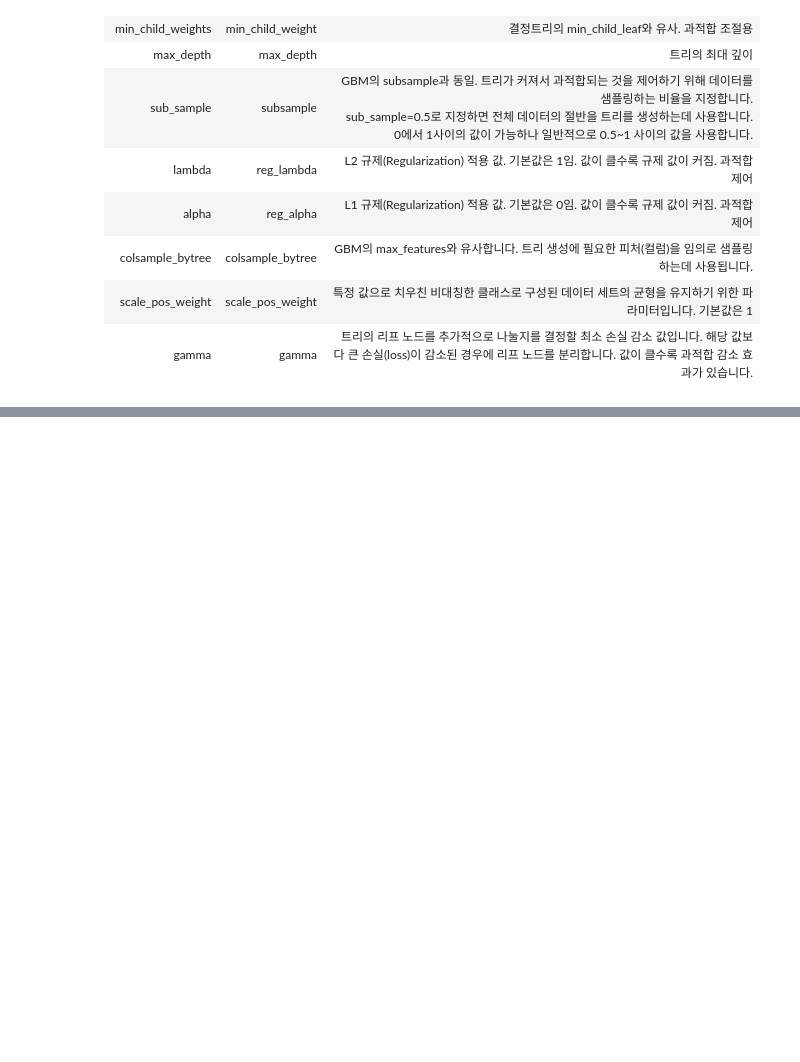
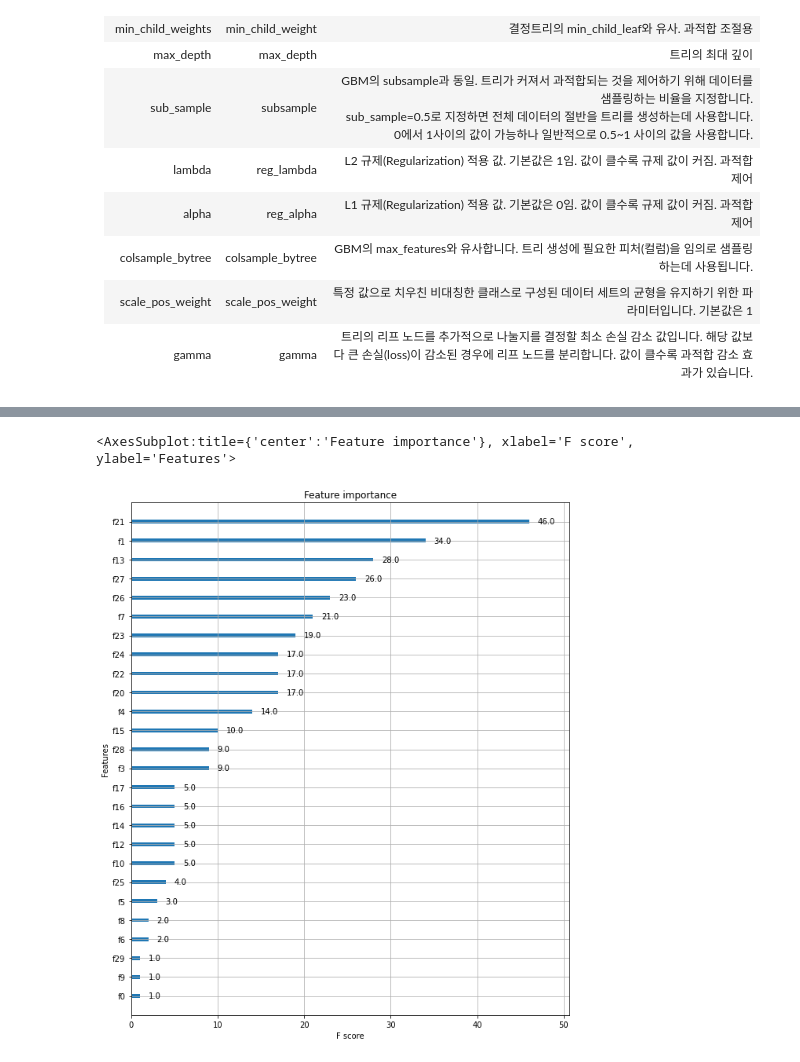
Before and after one commit to 201411096/study_AI, a Jupyter notebook: lectures/2_파이썬 머신러닝 완벽 가이드/4_분류(Classification)/4_XGBoost.ipynb, the cells around one changed output, grey strips where cells are left out. Cells and saved outputs as stored; diff of their text form; code cells hidden in the pictures; blank space fills up the shorter version.

Commit message:
XGBoost를 이용한 위스콘신 유방암 예측

```diff
--- a/lectures/2_파이썬 머신러닝 완벽 가이드/4_분류(Classification)/4_XGBoost.ipynb
+++ b/lectures/2_파이썬 머신러닝 완벽 가이드/4_분류(Classification)/4_XGBoost.ipynb
@@ -74,0 +228,10 @@
+# %%
+# 사이킷런 래퍼 XGBoost 클래스인 XGBClassifier 임포트
+from xgboost import XGBClassifier
+
+evals = [(X_test, y_test)] # 실제로 할 때는 테스트데이터가 아닌 검증데이터를 사용해야함
+
+xgb_wrapper = XGBClassifier(n_estimators=400, learning_rate=0.1, max_depth=3)
+xgb_wrapper.fit(X_train, y_train, early_stopping_rounds=400, eval_set=evals, eval_metric="logloss", verbose=True)
+w_preds = xgb_wrapper.predict(X_test)
+w_pred_proba = xgb_wrapper.predict_proba(X_test)[:, 1]
@@ -74,0 +265,10 @@
+# %%
+from xgboost import XGBClassifier
+
+xgb_wrapper = XGBClassifier(n_estimators=400, learning_rate=0.1, max_depth=3)
+
+evals = [(X_test, y_test)]
+xgb_wrapper.fit(X_train, y_train, early_stopping_rounds=100, eval_metric="logloss", eval_set=evals, verbose=True)
+
+ws100_preds = xgb_wrapper.predict(X_test)
+ws100_pred_proba = xgb_wrapper.predict_proba(X_test)[:, 1] # 211행 0.8559 이후 100회동안 더 좋은 수치를 찾지 못함
@@ -74,0 +302,7 @@
+# %%
+# early_stopping_rounds를 10으로 설정하고 재 학습.
+xgb_wrapper.fit(X_train, y_train, early_stopping_rounds=10, eval_metric="logloss", eval_set=evals, verbose=True)
+
+ws10_preds = xgb_wrapper.predict(X_test)
+ws10_pred_proba = xgb_wrapper.predict_proba(X_test)[:, 1]
+get_clf_eval(y_test, ws10_preds, ws10_pred_proba)
@@ -74,0 +327,11 @@
+# %%
+from xgboost import plot_importance
+import matplotlib.pyplot as plt
+%matplotlib inline
+
+fix, ax = plt.subplots(figsize=(10, 12))
+# 사이킷런 래퍼 클래스를 입력해도 무방
+plot_importance(xgb_wrapper, ax=ax)
+# %% [output]
+<AxesSubplot:title={'center':'Feature importance'}, xlabel='F score', ylabel='Features'>
+[figure, added]
```
Also changed, not shown: parts of 30 cells of this notebook.
